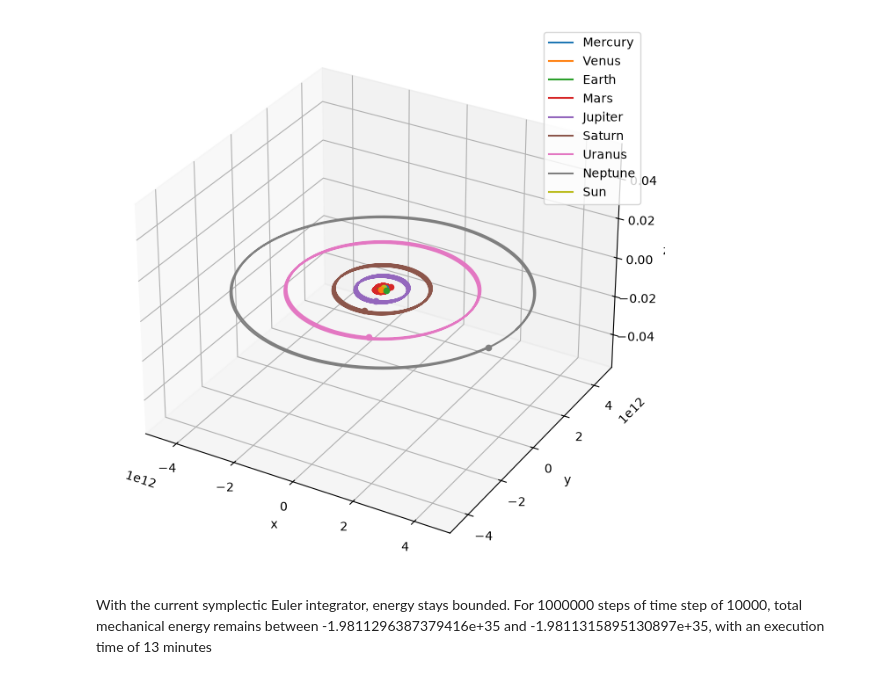
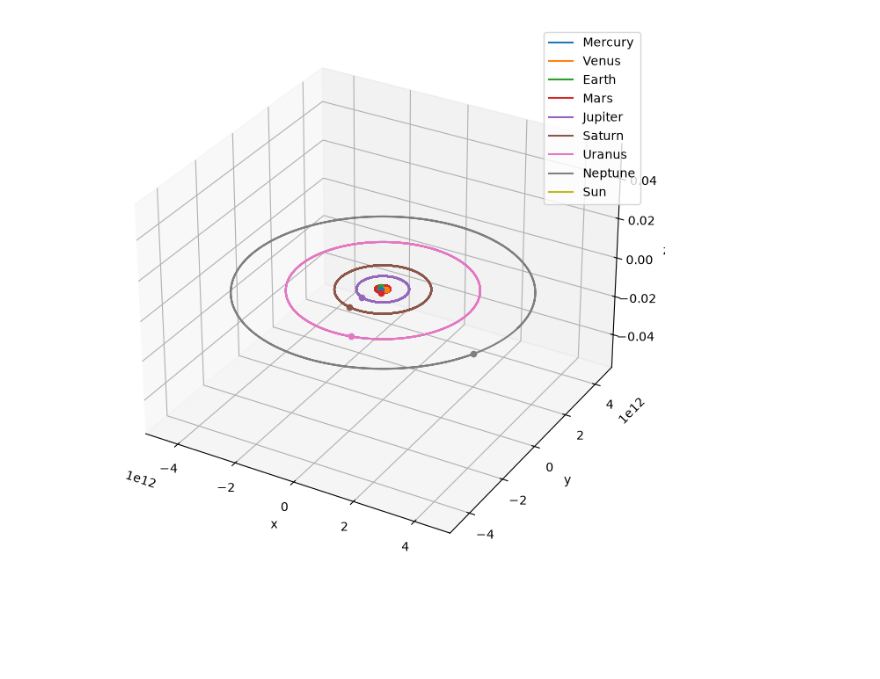
Before and after one commit to WilliamCrosby/PhysicsSimulator, a Jupyter notebook: notebooks/PhysicsSimulatorNotebook.ipynb, the cells around one changed output. Cells and saved outputs as stored; diff of their text form; code cells hidden in the pictures; blank space fills up the shorter version.

Commit message:
Add RK4 integrator and correct initial velocities to properly treat the sun as a moving body

```diff
--- a/notebooks/PhysicsSimulatorNotebook.ipynb
+++ b/notebooks/PhysicsSimulatorNotebook.ipynb
@@ -11,43 +13,51 @@ from orbitalsim.integrators.symplectic_euler import SymplecticEulerIntegrator
 # %%
 class SimulationRunner:
 
-    integrator = SymplecticEulerIntegrator()
+    integrator = RungeKutta4Integrator()
 
     sun = CelestialBody(1.989e30, np.array([0.0, 0.0, 0.0]), np.array([0.0, 0.0, 0.0]), name="Sun")
 
-    all_bodies = Planets().allPlanets.copy()
+    all_bodies = copy.deepcopy(Planets().allPlanets)
     all_bodies.append(sun)
+
+    center_of_mass = sum(body.mass * body.position for body in all_bodies) / sum(body.mass for body in all_bodies)
+
+    for body in all_bodies:
+        body.position = body.position - center_of_mass
+
+    total_momentum = sum(body.mass * body.velocity for body in all_bodies)
+
+    for body in all_bodies:
+        if body.name == "Sun":
+            body.velocity = body.velocity - total_momentum / body.mass
 
     simulation = NBodySimulation(integrator, bodies=all_bodies)
 
-    traj, _, _, _, _, _, _ = simulation.Simulator(1000000)
+    traj, _, _, _, _, _, _ = simulation.simulator(100000)
 
     fig = plt.figure(figsize=(10, 8))
     ax = fig.add_subplot(111, projection="3d")
 
     for i, body in enumerate(simulation.bodies):
         ax.plot(
             traj[:, i, 0],
             traj[:, i, 1],
             traj[:, i, 2],
             label = body.name
         )
 
         # final pos
         ax.scatter(
             traj[-1, i, 0],
             traj[-1, i, 1],
             traj[-1, i, 2],
         )
 
     ax.set_xlabel("x")
     ax.set_ylabel("y")
     ax.set_zlabel("z")
     ax.legend()
 
     plt.show()
 # %% [output]
-[figure, old version]
+[figure, new version]
-# %% [markdown]
-With the current symplectic Euler integrator, energy stays bounded. For 1000000 steps of time step of 10000, total mechanical energy remains between
--1.9811296387379416e+35 and -1.9811315895130897e+35, with an execution time of 13 minutes
```
Also changed, not shown: parts of 1 cell of this notebook, 4 other files.
